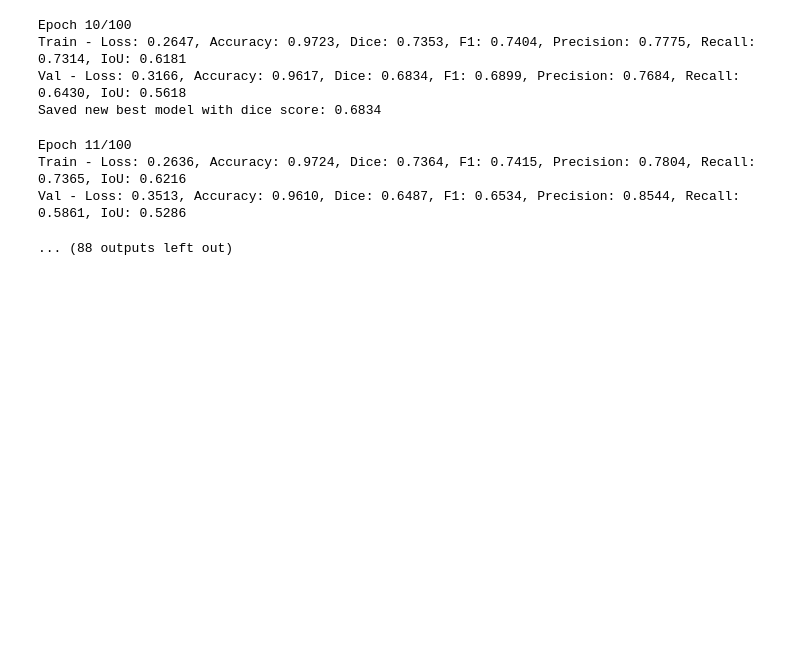
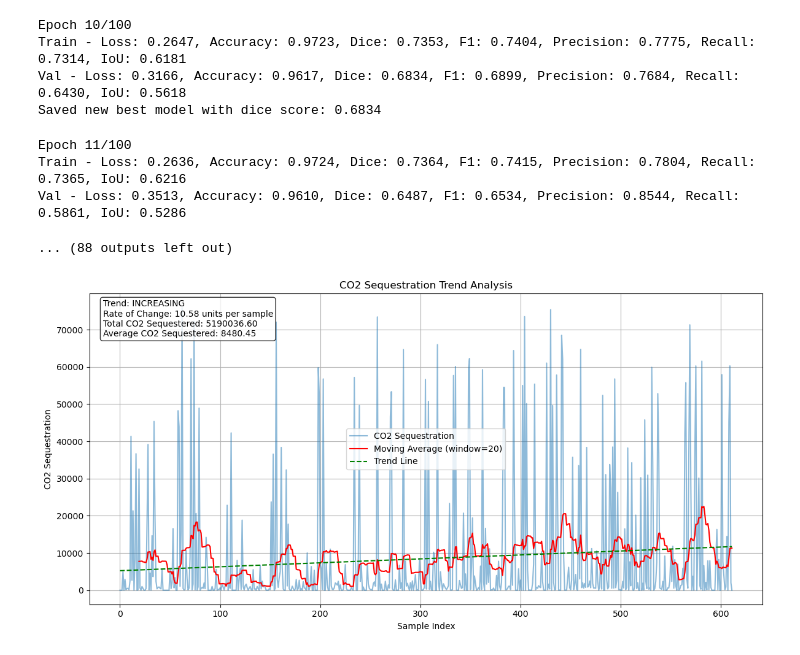
Before and after one commit to Naresh-18/Projects, a Jupyter notebook: Predicting climate chnage effects on carbon sequestration using DL/carbonseq.ipynb, the cells around one changed output. Saved outputs shown, nothing was run; the diff lists cells and outputs as text; code cells hidden in the pictures; blank space fills up the shorter version.

```diff
--- a/Predicting climate chnage effects on carbon sequestration using DL/carbonseq.ipynb
+++ b/Predicting climate chnage effects on carbon sequestration using DL/carbonseq.ipynb
@@ -914,3 +914,77 @@ Epoch 11/100
 Train - Loss: 0.2636, Accuracy: 0.9724, Dice: 0.7364, F1: 0.7415, Precision: 0.7804, Recall: 0.7365, IoU: 0.6216
 Val - Loss: 0.3513, Accuracy: 0.9610, Dice: 0.6487, F1: 0.6534, Precision: 0.8544, Recall: 0.5861, IoU: 0.5286
 ... (88 outputs left out)
+# %%
+import pandas as pd
+import matplotlib.pyplot as plt
+import numpy as np
+
+# Read the CO2 sequestration data
+df = pd.read_csv('result/CO2_seq.csv')
+
+# Calculate total CO2 sequestration
+total_co2 = df['carbon_sequestration'].sum()
+average_co2 = df['carbon_sequestration'].mean()
+
+# Calculate trend using moving average
+window_size = 20
+df['moving_avg'] = df['carbon_sequestration'].rolling(window=window_size).mean()
+
+# Calculate overall trend using linear regression
+x = np.arange(len(df))
+coefficients = np.polyfit(x, df['carbon_sequestration'], 1)
+trend_line = coefficients[0] * x + coefficients[1]
+
+# Determine if climate impact is positive or negative
+trend_direction = 'INCREASING' if coefficients[0] > 0 else 'DECREASING'
+impact_strength = abs(coefficients[0])
+
+# Create visualization
+plt.figure(figsize=(12, 6))
+plt.plot(df['carbon_sequestration'], label='CO2 Sequestration', alpha=0.5)
+plt.plot(df['moving_avg'], label=f'Moving Average (window={window_size})', color='red')
+plt.plot(x, trend_line, '--', label='Trend Line', color='green')
+
+plt.title('CO2 Sequestration Trend Analysis')
+plt.xlabel('Sample Index')
+plt.ylabel('CO2 Sequestration')
+plt.legend()
+plt.grid(True)
+
+# Add trend information to plot
+text_info = f"Trend: {trend_direction}\n"
+text_info += f"Rate of Change: {coefficients[0]:.2f} units per sample\n"
+text_info += f"Total CO2 Sequestered: {total_co2:.2f}\n"
+text_info += f"Average CO2 Sequestered: {average_co2:.2f}"
+
+plt.text(0.02, 0.98, text_info,
+         transform=plt.gca().transAxes,
+         verticalalignment='top',
+         bbox=dict(boxstyle='round', facecolor='white', alpha=0.8))
+
+plt.tight_layout()
+plt.show()
+
+# Print detailed analysis
+print("\nClimate Impact Analysis:")
+print("-" * 50)
+print(f"Climate Impact: {trend_direction}")
+print(f"Rate of Change: {coefficients[0]:.2f} units per sample")
+print(f"Total CO2 Sequestered: {total_co2:.2f}")
+print(f"Average CO2 Sequestered: {average_co2:.2f}")
+
+# Additional insights
+print("\nDetailed Statistics:")
+print("-" * 50)
+print(f"Maximum CO2 Sequestration: {df['carbon_sequestration'].max():.2f}")
+print(f"Minimum CO2 Sequestration: {df['carbon_sequestration'].min():.2f}")
+print(f"Standard Deviation: {df['carbon_sequestration'].std():.2f}")
+
+# Calculate percentage of samples showing positive sequestration
+positive_samples = (df['carbon_sequestration'] > 0).sum()
+total_samples = len(df)
+positive_percentage = (positive_samples / total_samples) * 100
+
+print(f"\nPercentage of Samples with Positive Sequestration: {positive_percentage:.2f}%")
+# %% [output]
+[figure, added]
```
Also changed, not shown: parts of 1 cell of this notebook.
